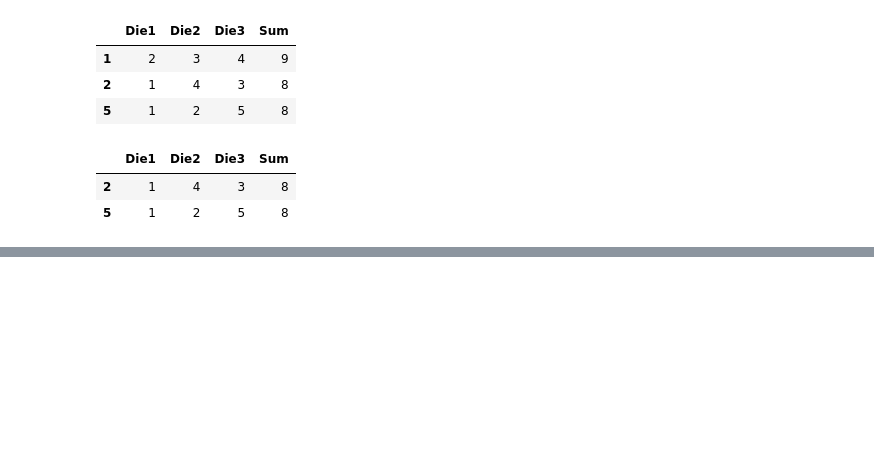
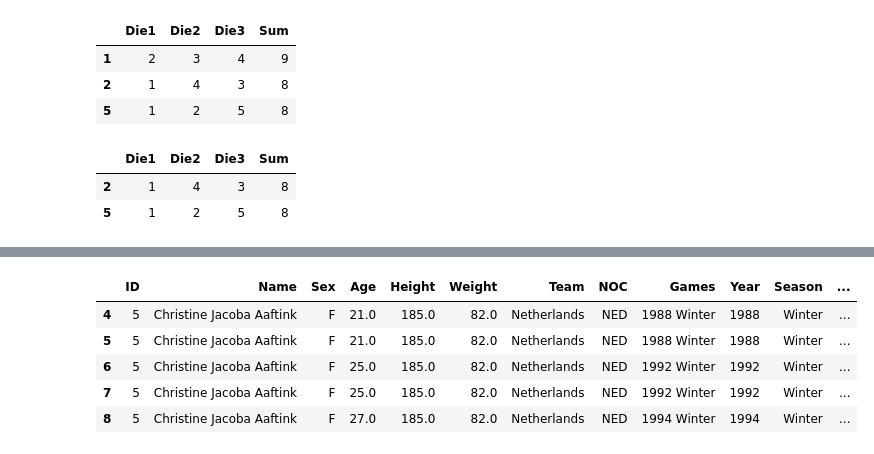
Before and after one commit to DorotaBjoorn/Databehandling-Dorota-Bjoorn, a Jupyter notebook: Code-alongs/L7_high-performance.ipynb, the cells around one changed output, grey strips where cells are left out. Cells and saved outputs as stored; diff of their text form; code cells hidden in the pictures; blank space fills up the shorter version.

```diff
--- a/Code-alongs/L7_high-performance.ipynb
+++ b/Code-alongs/L7_high-performance.ipynb
@@ -124,0 +151,9 @@ df_os = pd.read_csv("../Data/athlete_events.csv")
+# %%
+df_os.query("Height > 180").head()
+# %% [output]
+|  | ID | Name | Sex | Age | Height | Weight | Team | NOC | Games | Year | Season | ... |
+| 4 | 5 | Christine Jacoba Aaftink | F | 21.0 | 185.0 | 82.0 | Netherlands | NED | 1988 Winter | 1988 | Winter | ... |
+| 5 | 5 | Christine Jacoba Aaftink | F | 21.0 | 185.0 | 82.0 | Netherlands | NED | 1988 Winter | 1988 | Winter | ... |
+| 6 | 5 | Christine Jacoba Aaftink | F | 25.0 | 185.0 | 82.0 | Netherlands | NED | 1992 Winter | 1992 | Winter | ... |
+| 7 | 5 | Christine Jacoba Aaftink | F | 25.0 | 185.0 | 82.0 | Netherlands | NED | 1992 Winter | 1992 | Winter | ... |
+| 8 | 5 | Christine Jacoba Aaftink | F | 27.0 | 185.0 | 82.0 | Netherlands | NED | 1994 Winter | 1994 | Winter | ... |
```
Also changed, not shown: parts of 8 cells of this notebook.
